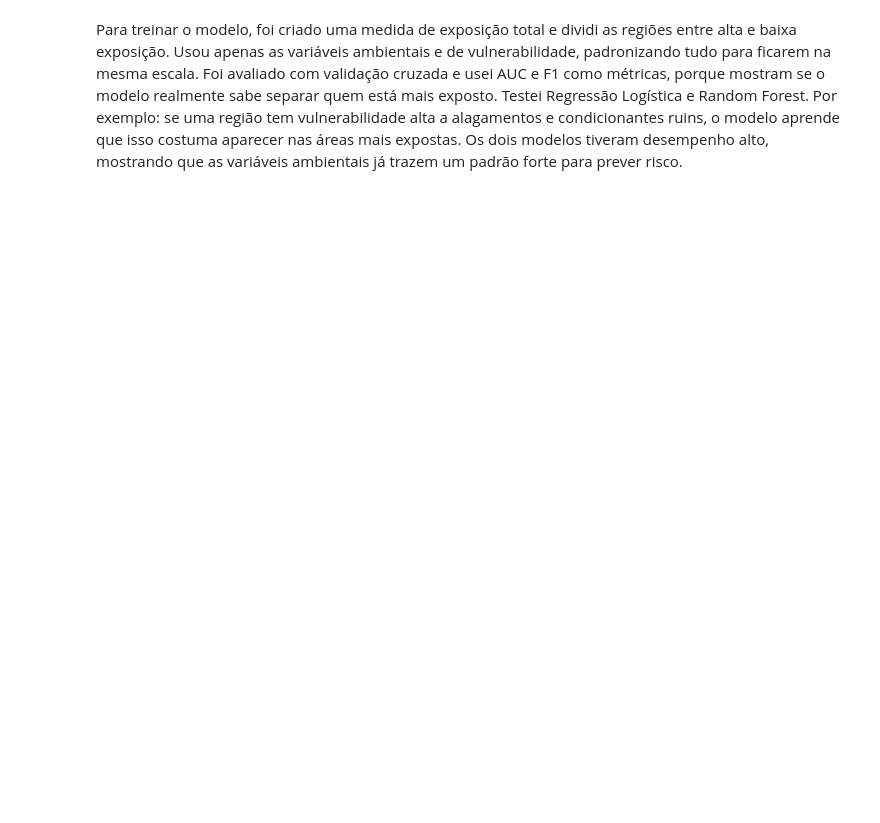
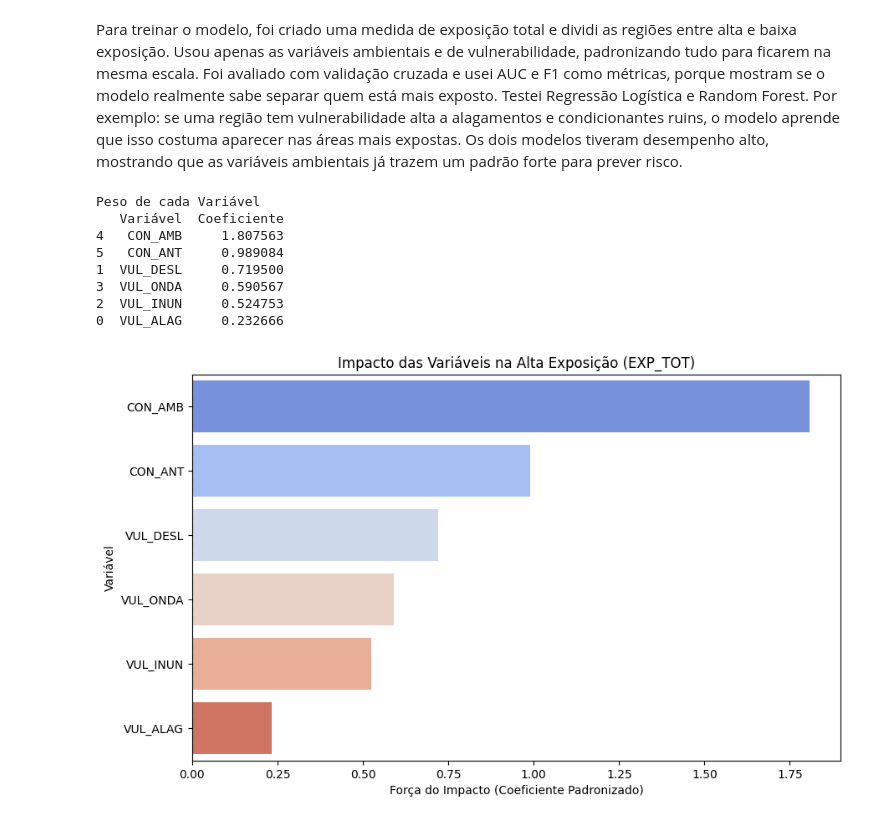
Before and after one commit to luizfgontijo/icd-project, a Jupyter notebook: analise.ipynb, the cells around one changed output. Drawn from its saved outputs; the diff is of its cells as text; code cells hidden in the pictures; blank space fills up the shorter version.

Commit message:
importancia de variaveis

```diff
--- a/analise.ipynb
+++ b/analise.ipynb
@@ -1078,7 +1078,6 @@ X = resumo_up[[
     "VUL_ONDA",
     "CON_AMB",
     "CON_ANT",
-    "CON_TOT"
 ]]
 # %% [markdown]
 padronizar os dados
@@ -1092,17 +1091,22 @@ X_scaled = scaler.fit_transform(X)
 # %% [markdown]
 Depois de padronizar as variaveis de entrada, o proximo passo ´pe treinar o modelo de classificacao. Vamos usar a Regressao logistica que serve como modelo simples para verificar se existe alguma separacao linear entre alta e baixa exposicao e o Ramdom forest, que consegue capturar relacaoes mais complexas entre vulnerabuilidade e condicionantes. Avaliar os dois usando validacao cruzada(k-fold), garantindo resultados mais confiaveis memso com poucos dados.
 # %%
-#regressao logistica
+from sklearn.pipeline import make_pipeline
 from sklearn.linear_model import LogisticRegression
 from sklearn.model_selection import cross_val_score, KFold
 
+
+# Configuração da Validação Cruzada
 cv = KFold(n_splits=5, shuffle=True, random_state=42)
 
-logreg = LogisticRegression()
+# Cria um Pipeline: Primeiro escala, depois treina o modelo
+# Isso garante que o scaler aprenda SOMENTE com o fold de treino
+pipeline = make_pipeline(StandardScaler(), LogisticRegression())
 
-auc_lr = cross_val_score(logreg, X_scaled, y, cv=cv, scoring="roc_auc")
-f1_lr  = cross_val_score(logreg, X_scaled, y, cv=cv, scoring="f1")
+# Executa a validação cruzada no pipeline
+auc_lr = cross_val_score(pipeline, X, y, cv=cv, scoring="roc_auc")
+f1_lr  = cross_val_score(pipeline, X, y, cv=cv, scoring="f1")
 
-print("AUC Média (Regressão Logistica):", auc_lr.mean())
-print("F1 Média (Regressão Logistica): ", f1_lr.mean())
+print("AUC Média (Regressão Logística com Pipeline):", auc_lr.mean())
+print("F1 Média (Regressão Logística com Pipeline): ", f1_lr.mean())
 # %% [output]
@@ -1129,2 +1133,37 @@ F1 Média (Random Forest):  0.7671550671550672
 # %% [markdown]
 Para treinar o modelo, foi criado uma medida de exposição total e dividi as regiões entre alta e baixa exposição. Usou apenas as variáveis ambientais e de vulnerabilidade, padronizando tudo para ficarem na mesma escala. Foi avaliado com validação cruzada e usei AUC e F1 como métricas, porque mostram se o modelo realmente sabe separar quem está mais exposto. Testei Regressão Logística e Random Forest. Por exemplo: se uma região tem vulnerabilidade alta a alagamentos e condicionantes ruins, o modelo aprende que isso costuma aparecer nas áreas mais expostas. Os dois modelos tiveram desempenho alto, mostrando que as variáveis ambientais já trazem um padrão forte para prever risco.
+# %%
+
+pipeline.fit(X, y)
+
+
+modelo_final = pipeline.steps[-1][1]
+
+df_importancia = pd.DataFrame({
+    'Variável': X.columns,
+    'Coeficiente': modelo_final.coef_[0]
+})
+
+df_importancia = df_importancia.sort_values(by='Coeficiente', ascending=False)
+
+print("Peso de cada Variável")
+print(df_importancia)
+
+# 4. Visualização Gráfica
+plt.figure(figsize=(10, 6))
+sns.barplot(data=df_importancia, x='Coeficiente', y='Variável', hue='Variável', palette='coolwarm', legend=False)
+
+plt.title('Impacto das Variáveis na Alta Exposição (EXP_TOT)')
+plt.xlabel('Força do Impacto (Coeficiente Padronizado)')
+plt.axvline(x=0, color='black', linestyle='--') # Linha central
+plt.show()
+# %% [output]
+Peso de cada Variável
+   Variável  Coeficiente
+4   CON_AMB     1.807563
+5   CON_ANT     0.989084
+1  VUL_DESL     0.719500
+3  VUL_ONDA     0.590567
+2  VUL_INUN     0.524753
+0  VUL_ALAG     0.232666
+[figure, added]
```
Also changed, not shown: parts of 3 cells of this notebook.
